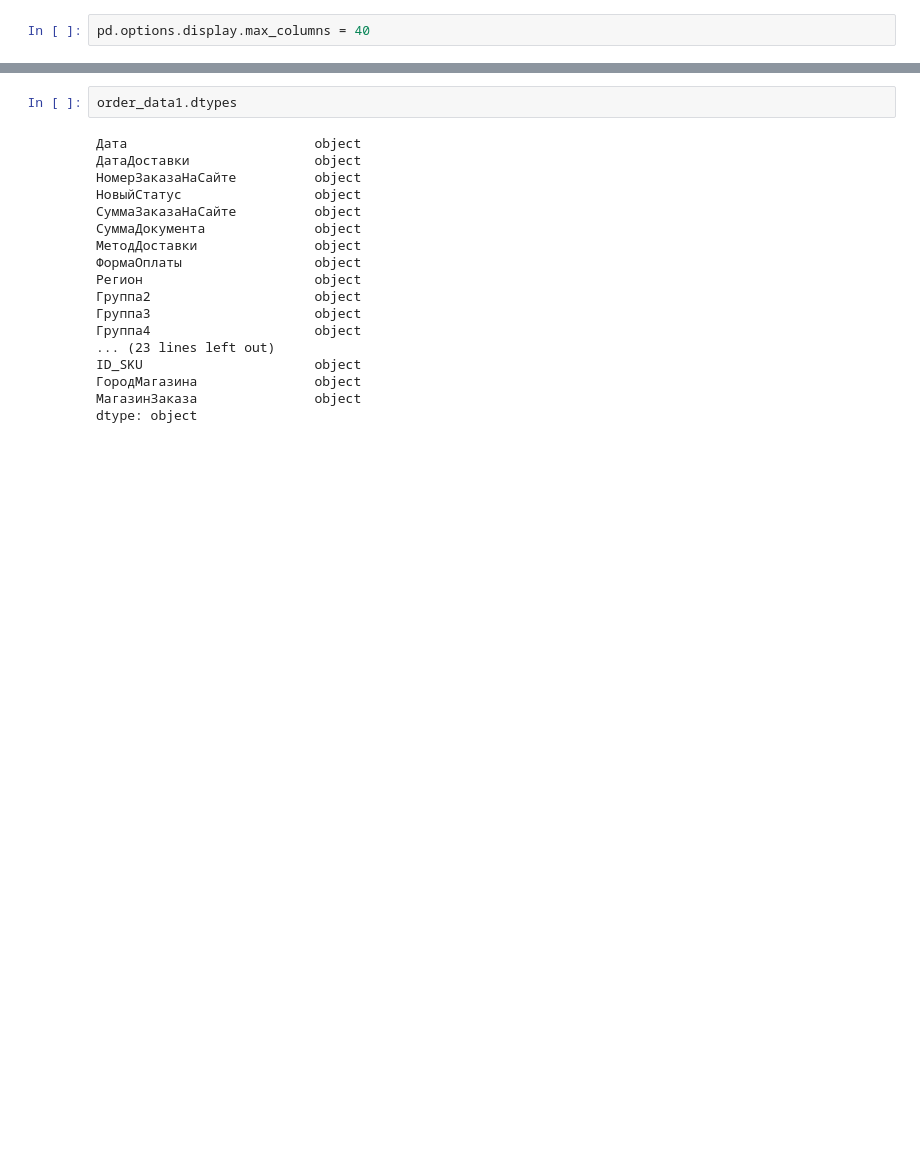
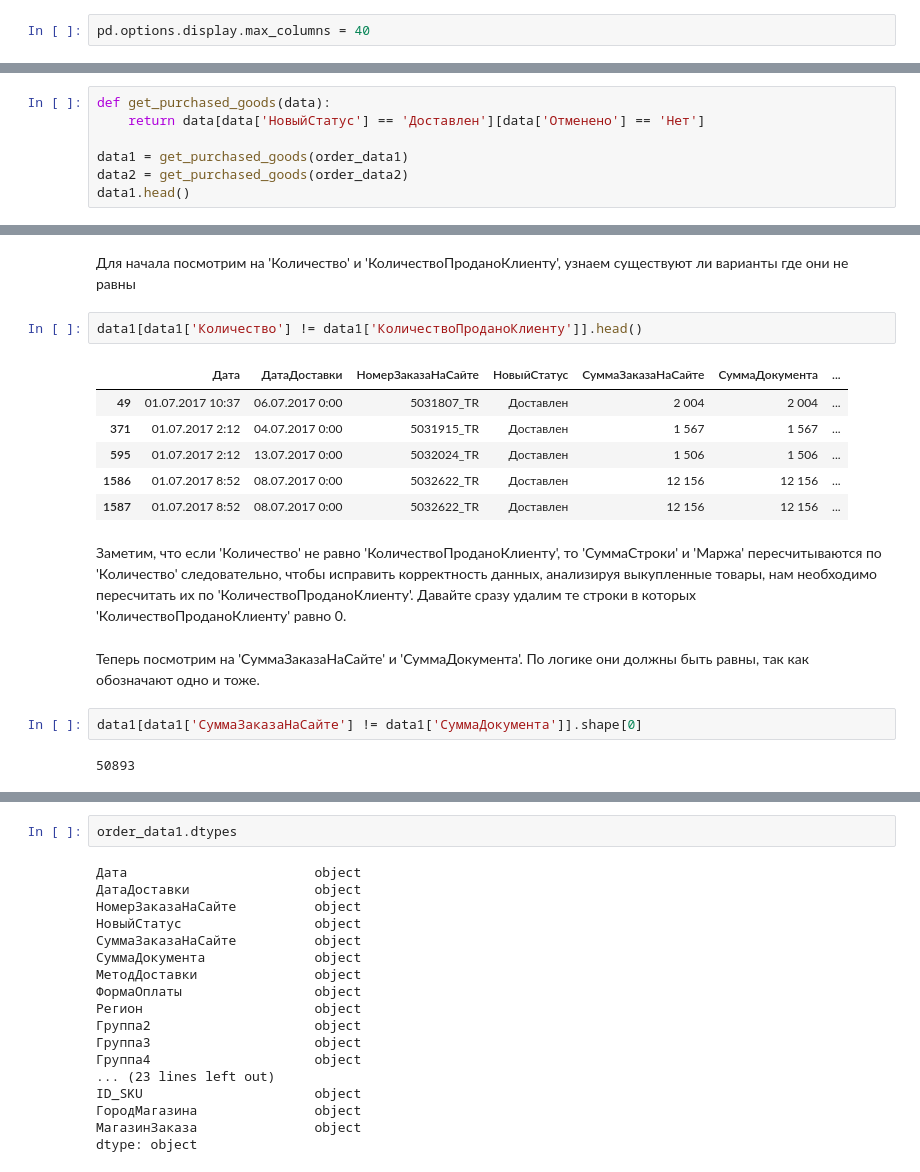
Before and after one commit to millb/course_work, a Jupyter notebook: preprocessing.ipynb, the cells around one changed output, grey strips where cells are left out. Drawn from its saved outputs; the diff is of its cells as text; blank space fills up the shorter version.

```diff
--- a/preprocessing.ipynb
+++ b/preprocessing.ipynb
@@ -20,0 +58,7 @@ pd.options.display.max_columns = 40
+# %%
+def get_purchased_goods(data):
+    return data[data['НовыйСтатус'] == 'Доставлен'][data['Отменено'] == 'Нет']
+
+data1 = get_purchased_goods(order_data1)
+data2 = get_purchased_goods(order_data2)
+data1.head()
@@ -20,0 +84,19 @@ pd.options.display.max_columns = 40
+# %% [markdown]
+Для начала посмотрим на 'Количество' и 'КоличествоПроданоКлиенту', узнаем существуют ли варианты где они не равны
+# %%
+data1[data1['Количество'] != data1['КоличествоПроданоКлиенту']].head()
+# %% [output]
+|  | Дата | ДатаДоставки | НомерЗаказаНаСайте | НовыйСтатус | СуммаЗаказаНаСайте | СуммаДокумента | ... |
+| 49 | 01.07.2017 10:37 | 06.07.2017 0:00 | 5031807_TR | Доставлен | 2 004 | 2 004 | ... |
+| 371 | 01.07.2017 2:12 | 04.07.2017 0:00 | 5031915_TR | Доставлен | 1 567 | 1 567 | ... |
+| 595 | 01.07.2017 2:12 | 13.07.2017 0:00 | 5032024_TR | Доставлен | 1 506 | 1 506 | ... |
+| 1586 | 01.07.2017 8:52 | 08.07.2017 0:00 | 5032622_TR | Доставлен | 12 156 | 12 156 | ... |
+| 1587 | 01.07.2017 8:52 | 08.07.2017 0:00 | 5032622_TR | Доставлен | 12 156 | 12 156 | ... |
+# %% [markdown]
+Заметим, что если 'Количество' не равно 'КоличествоПроданоКлиенту', то 'СуммаСтроки' и 'Маржа' пересчитываются по 'Количество' следовательно, чтобы исправить корректность данных, анализируя выкупленные товары, нам необходимо пересчитать их по 'КоличествоПроданоКлиенту'. Давайте сразу удалим те строки в которых 'КоличествоПроданоКлиенту' равно 0.
+# %% [markdown]
+Теперь посмотрим на 'СуммаЗаказаНаСайте' и 'СуммаДокумента'. По логике они должны быть равны, так как обозначают одно и тоже.
+# %%
+data1[data1['СуммаЗаказаНаСайте'] != data1['СуммаДокумента']].shape[0]
+# %% [output]
+50893
```
Also changed, not shown: parts of 42 cells of this notebook.
